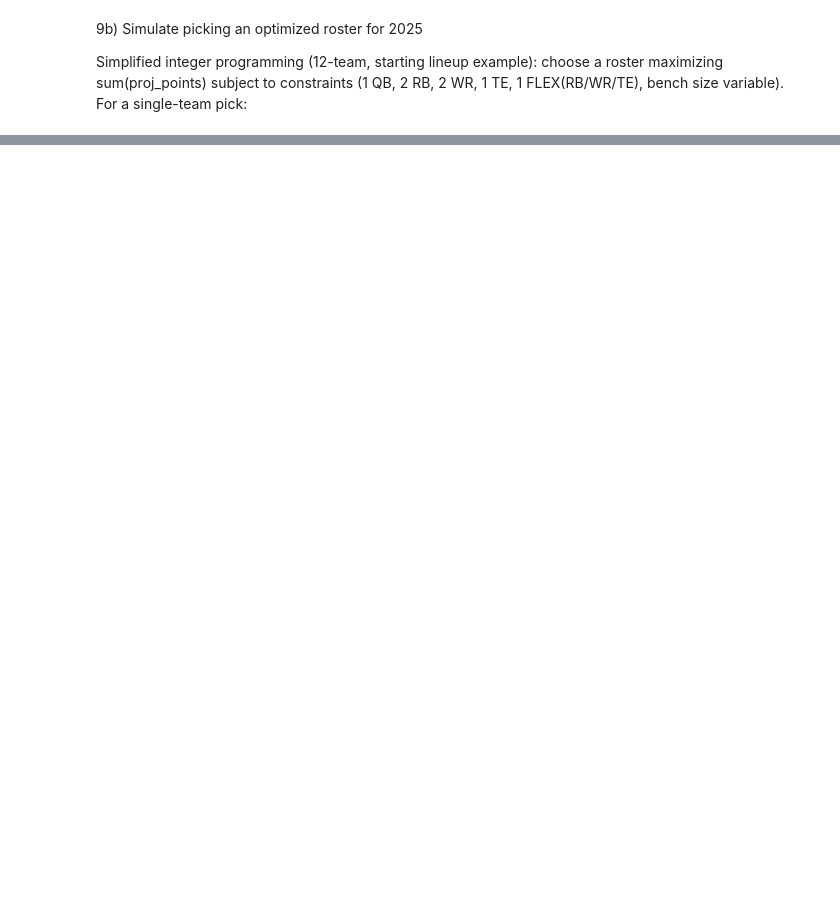
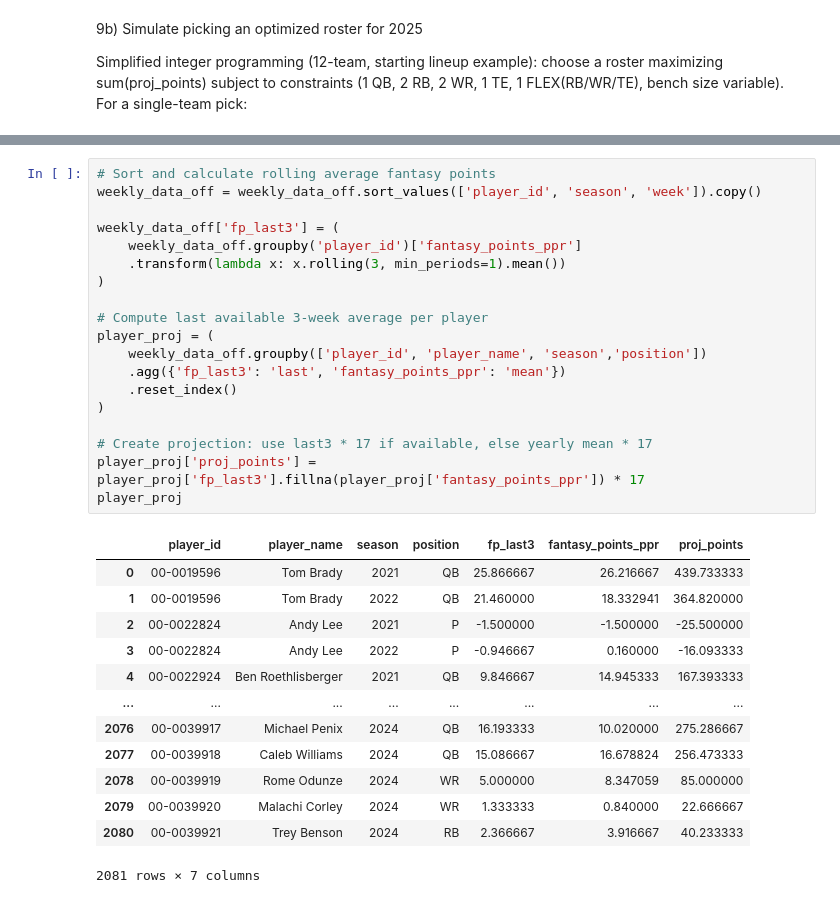
Before and after one commit to omendez930/fantasy-football-recommendations, a Jupyter notebook: draft_analysis.ipynb, the cells around one changed output, grey strips where cells are left out. Drawn from its saved outputs; the diff is of its cells as text; blank space fills up the shorter version.

```diff
--- a/draft_analysis.ipynb
+++ b/draft_analysis.ipynb
@@ -781,0 +1133,33 @@ Simplified integer programming (12-team, starting lineup example): choose a rost
+# %%
+# Sort and calculate rolling average fantasy points
+weekly_data_off = weekly_data_off.sort_values(['player_id', 'season', 'week']).copy()
+
+weekly_data_off['fp_last3'] = (
+    weekly_data_off.groupby('player_id')['fantasy_points_ppr']
+    .transform(lambda x: x.rolling(3, min_periods=1).mean())
+)
+
+# Compute last available 3-week average per player
+player_proj = (
+    weekly_data_off.groupby(['player_id', 'player_name', 'season','position'])
+    .agg({'fp_last3': 'last', 'fantasy_points_ppr': 'mean'})
+    .reset_index()
+)
+
+# Create projection: use last3 * 17 if available, else yearly mean * 17
+player_proj['proj_points'] = player_proj['fp_last3'].fillna(player_proj['fantasy_points_ppr']) * 17
+player_proj
+# %% [output]
+|  | player_id | player_name | season | position | fp_last3 | fantasy_points_ppr | proj_points |
+| 0 | 00-0019596 | Tom Brady | 2021 | QB | 25.866667 | 26.216667 | 439.733333 |
+| 1 | 00-0019596 | Tom Brady | 2022 | QB | 21.460000 | 18.332941 | 364.820000 |
+| 2 | 00-0022824 | Andy Lee | 2021 | P | -1.500000 | -1.500000 | -25.500000 |
+| 3 | 00-0022824 | Andy Lee | 2022 | P | -0.946667 | 0.160000 | -16.093333 |
+| 4 | 00-0022924 | Ben Roethlisberger | 2021 | QB | 9.846667 | 14.945333 | 167.393333 |
+| ... | ... | ... | ... | ... | ... | ... | ... |
+| 2076 | 00-0039917 | Michael Penix | 2024 | QB | 16.193333 | 10.020000 | 275.286667 |
+| 2077 | 00-0039918 | Caleb Williams | 2024 | QB | 15.086667 | 16.678824 | 256.473333 |
+| 2078 | 00-0039919 | Rome Odunze | 2024 | WR | 5.000000 | 8.347059 | 85.000000 |
+| 2079 | 00-0039920 | Malachi Corley | 2024 | WR | 1.333333 | 0.840000 | 22.666667 |
+| 2080 | 00-0039921 | Trey Benson | 2024 | RB | 2.366667 | 3.916667 | 40.233333 |
+2081 rows × 7 columns
```
Also changed, not shown: parts of 40 cells of this notebook.
